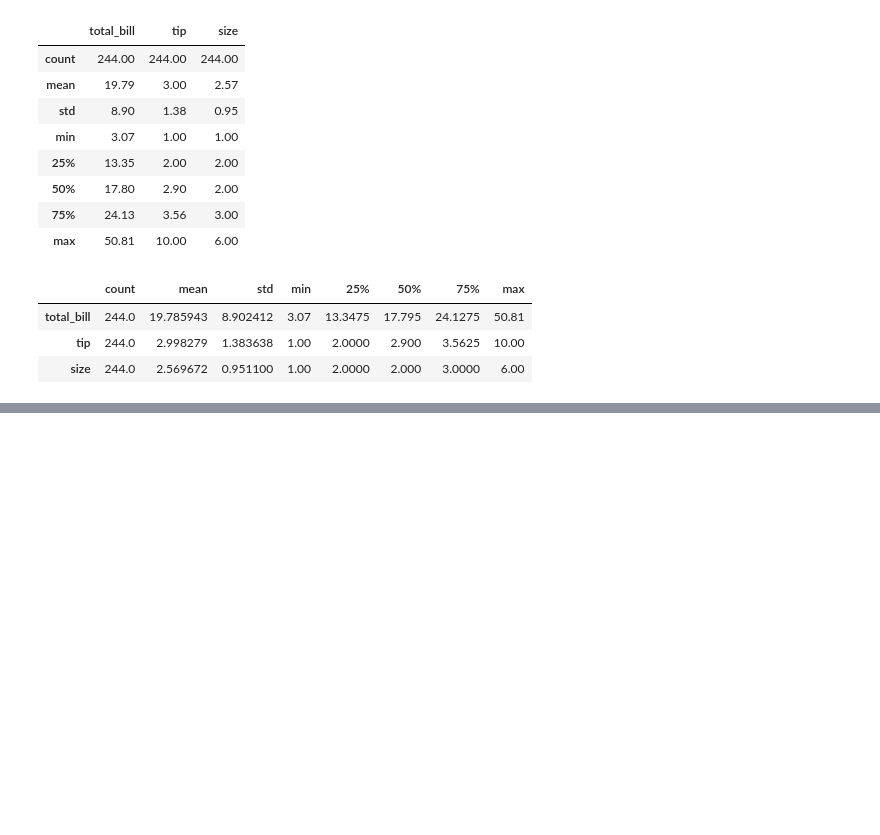
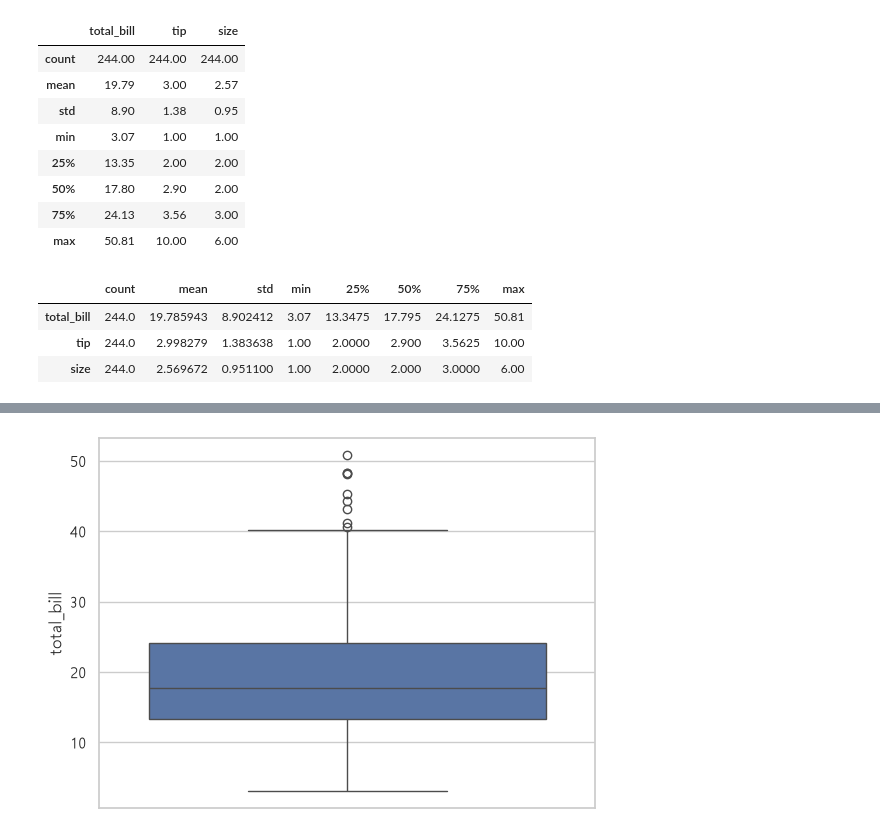
Before and after one commit to ChaeYeongJi/18_r, a Jupyter notebook: 01.ipynb, the cells around one changed output, grey strips where cells are left out. Cells and saved outputs as stored; diff of their text form; code cells hidden in the pictures; blank space fills up the shorter version.

```diff
--- a/01.ipynb
+++ b/01.ipynb
@@ -551,0 +586,5 @@ summary
+# %%
+sns.boxplot(data=tips, y='total_bill')
+plt.show()
+# %% [output]
+[figure, added]
```
Also changed, not shown: parts of 19 cells of this notebook.
